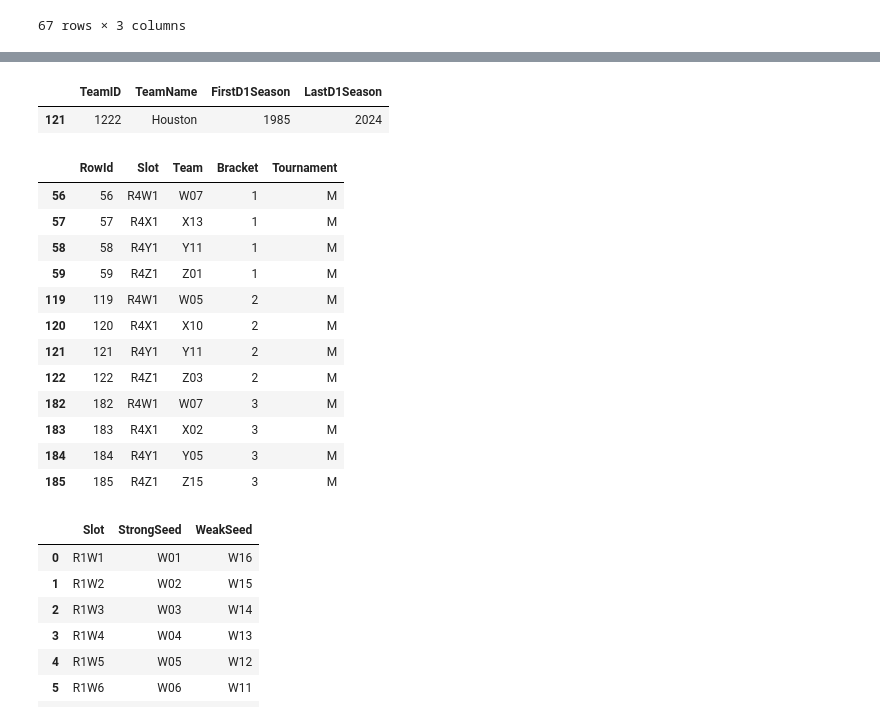
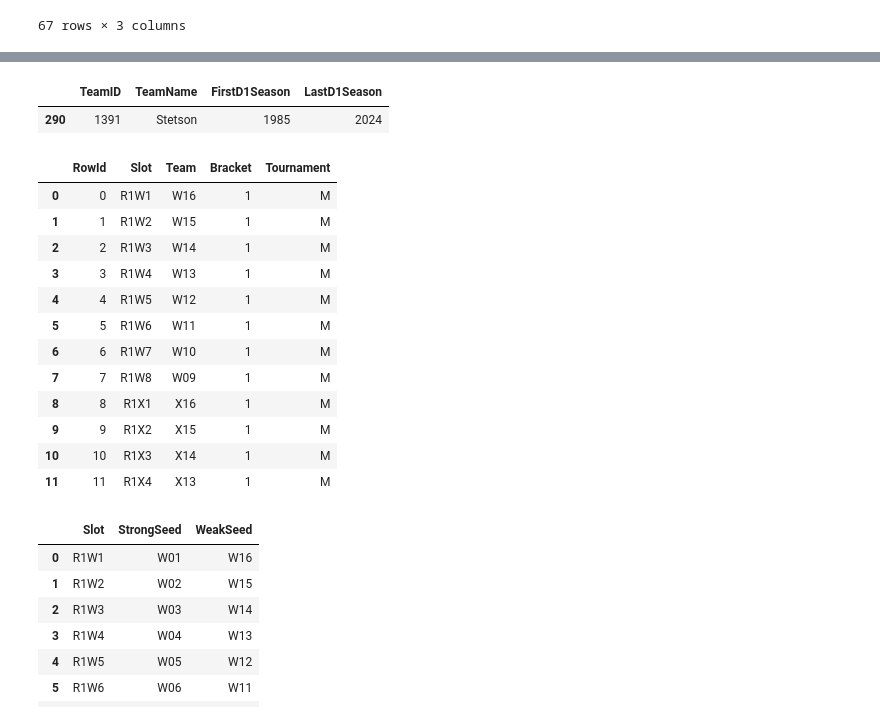
Before and after one commit to jacksonmlukas/marchmadness2024, a Jupyter notebook: neuralnetpredictor.ipynb, the cells around one changed output, grey strips where cells are left out. Cells and saved outputs as stored; diff of their text form; code cells hidden in the pictures.

```diff
--- a/neuralnetpredictor.ipynb
+++ b/neuralnetpredictor.ipynb
@@ -329,13 +368,17 @@ def preprocess_data(all_games_with_rankings, test_size=0.2, random_state=42):
     """
     features = all_games_with_rankings.drop(['Win'], axis=1)  # Drop the target column
     target = all_games_with_rankings['Win'].values  # This is your target variable
+    features_copy = features.copy()
+    features_copy = features_copy[["Type", "OppConf"]].rename(columns = {"OppConf": "Conf"})
 
     # One-hot encode the 'Type' column
     encoder = OneHotEncoder(sparse=False)
-    type_encoded = encoder.fit_transform(features[['Type']])
+    type_encoded = encoder.fit_transform(features[['Type', 'Conf']])
+    type_encoded2 = encoder.fit_transform(features_copy[['Type', 'Conf']])
 
     # Get one-hot encoded feature names
-    type_feature_labels = encoder.get_feature_names_out(['Type'])
+    type_feature_labels = encoder.get_feature_names_out(['Type', 'Conf'])
+
 
     # Concatenate the one-hot encoded 'Type' back with the rest of your numeric features
     numeric_features = features.drop(['Score','OpponentScore','Loc',
@@ -347,14 +390,14 @@ def preprocess_data(all_games_with_rankings, test_size=0.2, random_state=42):
                                       'OpponentPF','Type', 'FGPct', 'FG3Pct', 'FTPct',
        'OpponentFGPct', 'OpponentFG3Pct', 'OpponentFTPct', 'Possessions',
        'OpponentPossessions', 'OE', 'DE', 'TSP', 'eFG%', 'TOR', 'ORR',
-       'DRR', 'AR', 'BlockRate', 'StealRate', 'FTR', 'NetRating', 'USG%', 'PPS', 'DRB%', 'ORB%'], axis=1).select_dtypes(include=[np.number])
+       'DRR', 'AR', 'BlockRate', 'StealRate', 'FTR', 'NetRating', 'USG%', 'PPS', 'DRB%', 'ORB%', 'Conf'], axis=1).select_dtypes(include=[np.number])
 
     numeric_features2 = numeric_features.copy()
-    merged = pd.merge(numeric_features, numeric_features2, left_on=['Season', 'DayNum', 'TeamID'], right_on=['Season', 'DayNum', 'OpponentID']).drop(columns= ["Season", "DayNum", 'TeamID_x', 'OpponentID_x', 'TeamID_y', 'OpponentID_y'])
-    print(len(list(merged.columns)))
+
+    merged = pd.merge(numeric_features, numeric_features2, left_on=['Season', 'DayNum', 'TeamID_x'], right_on=['Season', 'DayNum', 'OpponentID']).drop(columns= ["Season", "DayNum", 'OpponentID_x', 'OpponentID_y'])
 
     numeric_features_array = merged.values
-    features_encoded = np.concatenate([numeric_features_array, type_encoded], axis=1)
+    features_encoded = np.concatenate([numeric_features_array, type_encoded, type_encoded2], axis=1)
 
 
     # Split the data into training and validation sets
@@ -460,7 +501,7 @@ numeric_feature_names = list(all_games_with_rankings.drop(columns = ['Score','Op
                                       'OpponentPF','Type', 'Win', 'FGPct', 'FG3Pct', 'FTPct',
        'OpponentFGPct', 'OpponentFG3Pct', 'OpponentFTPct', 'Possessions',
        'OpponentPossessions', 'OE', 'DE', 'TSP', 'eFG%', 'TOR', 'ORR',
-       'DRR', 'AR', 'BlockRate', 'StealRate', 'FTR', 'NetRating', 'USG%', 'PPS', 'DRB%', 'ORB%']).columns)
+       'DRR', 'AR', 'BlockRate', 'StealRate', 'FTR', 'NetRating', 'USG%', 'PPS', 'DRB%', 'ORB%', 'Conf', 'OppConf']).columns)
 # %%
 def matchup_predictor(team_a_id, team_b_id, season, day_num, model, encoder, scaler):
     combined_features = generate_game_features(team_a_id, team_b_id, season, day_num, encoder, scaler, numeric_feature_names)
@@ -524,8 +566,8 @@ def generate_game_features(team_id_a, team_id_b, season, day_num, encoder, scale
 
 season = 2024
 day_num = 999
-team_a_id = 1104
-team_b_id = 1120
+team_a_id = 1391
+team_b_id = 1163
 
 # Predicting the win probability for Team A against Team B
 win_probability = matchup_predictor(team_a_id, team_b_id, season, day_num, best_model, encoder, scaler)
@@ -625,6 +672,6 @@ round_slots
 | 66 | Z10 | Z10a | Z10b |
 67 rows × 3 columns
 # %%
-results = simulate_n_brackets(20, seeds_csv, round_slots, best_model, encoder, scaler, 2024, 999, 'M')
+results = simulate_n_brackets(1, seeds_csv, round_slots, best_model, encoder, scaler, 2024, 999, 'M')
 # %% [output]
 1163 1391
@@ -645,26 +692,26 @@ E: Y10a Y10b
 E: Y16a Y16b
 E: Z10a Z10b
 # %%
-teams[teams["TeamID"] == 1222]
+teams[teams["TeamName"] == "Stetson"]
 # %% [output]
 |  | TeamID | TeamName | FirstD1Season | LastD1Season |
-| 121 | 1222 | Houston | 1985 | 2024 |
+| 290 | 1391 | Stetson | 1985 | 2024 |
 # %%
-results[results["Slot"].str.contains("R4")][:12]
+results[results["Slot"].str.contains("R1")][:12]
 # %% [output]
 |  | RowId | Slot | Team | Bracket | Tournament |
-| 56 | 56 | R4W1 | W07 | 1 | M |
-| 57 | 57 | R4X1 | X13 | 1 | M |
-| 58 | 58 | R4Y1 | Y11 | 1 | M |
-| 59 | 59 | R4Z1 | Z01 | 1 | M |
-| 119 | 119 | R4W1 | W05 | 2 | M |
-| 120 | 120 | R4X1 | X10 | 2 | M |
-| 121 | 121 | R4Y1 | Y11 | 2 | M |
-| 122 | 122 | R4Z1 | Z03 | 2 | M |
-| 182 | 182 | R4W1 | W07 | 3 | M |
-| 183 | 183 | R4X1 | X02 | 3 | M |
-| 184 | 184 | R4Y1 | Y05 | 3 | M |
-| 185 | 185 | R4Z1 | Z15 | 3 | M |
+| 0 | 0 | R1W1 | W16 | 1 | M |
+| 1 | 1 | R1W2 | W15 | 1 | M |
+| 2 | 2 | R1W3 | W14 | 1 | M |
+| 3 | 3 | R1W4 | W13 | 1 | M |
+| 4 | 4 | R1W5 | W12 | 1 | M |
+| 5 | 5 | R1W6 | W11 | 1 | M |
+| 6 | 6 | R1W7 | W10 | 1 | M |
+| 7 | 7 | R1W8 | W09 | 1 | M |
+| 8 | 8 | R1X1 | X16 | 1 | M |
+| 9 | 9 | R1X2 | X15 | 1 | M |
+| 10 | 10 | R1X3 | X14 | 1 | M |
+| 11 | 11 | R1X4 | X13 | 1 | M |
 # %%
 round_slots[:30]
 # %% [output]
```
Also changed, not shown: parts of 15 cells of this notebook.
